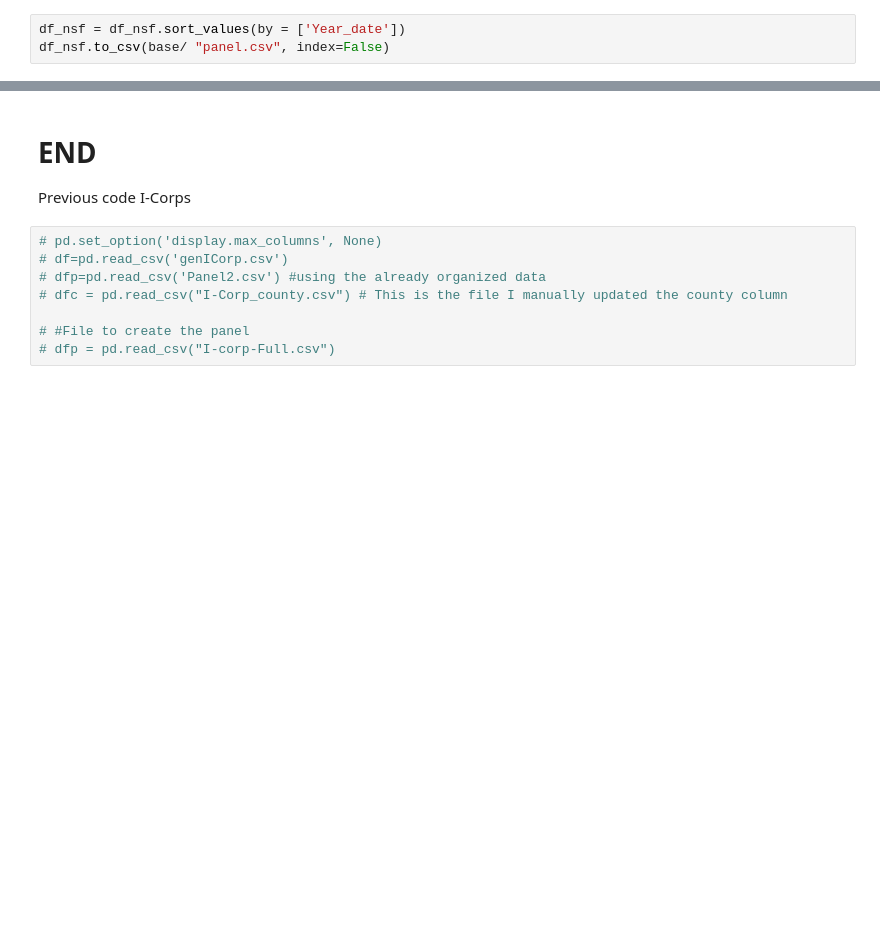
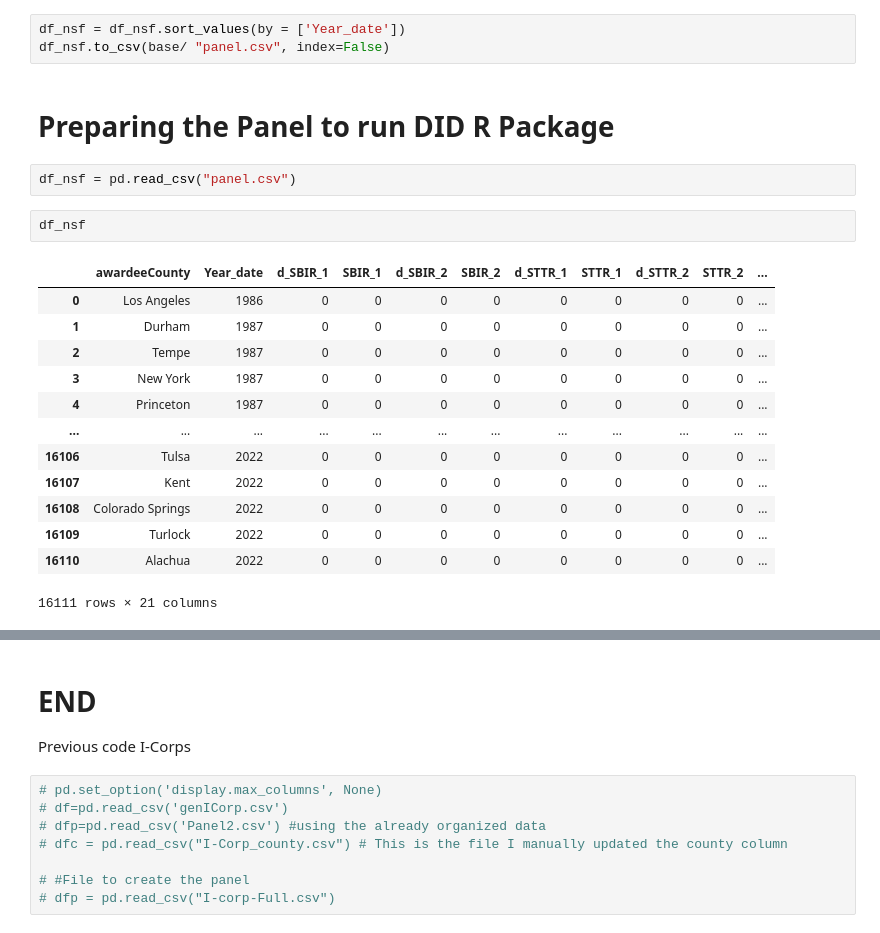
Before and after one commit to SeverinoCenter/nsf_engines, a Jupyter notebook: Vitor/Panel_All.ipynb, the cells around one changed output, grey strips where cells are left out. Drawn from its saved outputs; the diff is of its cells as text; blank space fills up the shorter version.

Commit message:
Panel data for DID

```diff
--- a/Vitor/Panel_All.ipynb
+++ b/Vitor/Panel_All.ipynb
@@ -422,3 +427,23 @@ df_nsf
 # %%
 df_nsf = df_nsf.sort_values(by = ['Year_date'])
 df_nsf.to_csv(base/ "panel.csv", index=False)
+# %% [markdown]
+# Preparing the Panel to run DID R Package
+# %%
+df_nsf = pd.read_csv("panel.csv")
+# %%
+df_nsf
+# %% [output]
+|  | awardeeCounty | Year_date | d_SBIR_1 | SBIR_1 | d_SBIR_2 | SBIR_2 | d_STTR_1 | STTR_1 | d_STTR_2 | STTR_2 | ... |
+| 0 | Los Angeles | 1986 | 0 | 0 | 0 | 0 | 0 | 0 | 0 | 0 | ... |
+| 1 | Durham | 1987 | 0 | 0 | 0 | 0 | 0 | 0 | 0 | 0 | ... |
+| 2 | Tempe | 1987 | 0 | 0 | 0 | 0 | 0 | 0 | 0 | 0 | ... |
+| 3 | New York | 1987 | 0 | 0 | 0 | 0 | 0 | 0 | 0 | 0 | ... |
+| 4 | Princeton | 1987 | 0 | 0 | 0 | 0 | 0 | 0 | 0 | 0 | ... |
+| ... | ... | ... | ... | ... | ... | ... | ... | ... | ... | ... | ... |
+| 16106 | Tulsa | 2022 | 0 | 0 | 0 | 0 | 0 | 0 | 0 | 0 | ... |
+| 16107 | Kent | 2022 | 0 | 0 | 0 | 0 | 0 | 0 | 0 | 0 | ... |
+| 16108 | Colorado Springs | 2022 | 0 | 0 | 0 | 0 | 0 | 0 | 0 | 0 | ... |
+| 16109 | Turlock | 2022 | 0 | 0 | 0 | 0 | 0 | 0 | 0 | 0 | ... |
+| 16110 | Alachua | 2022 | 0 | 0 | 0 | 0 | 0 | 0 | 0 | 0 | ... |
+16111 rows × 21 columns
```
Also changed, not shown: parts of 7 cells of this notebook, 1 other file.
